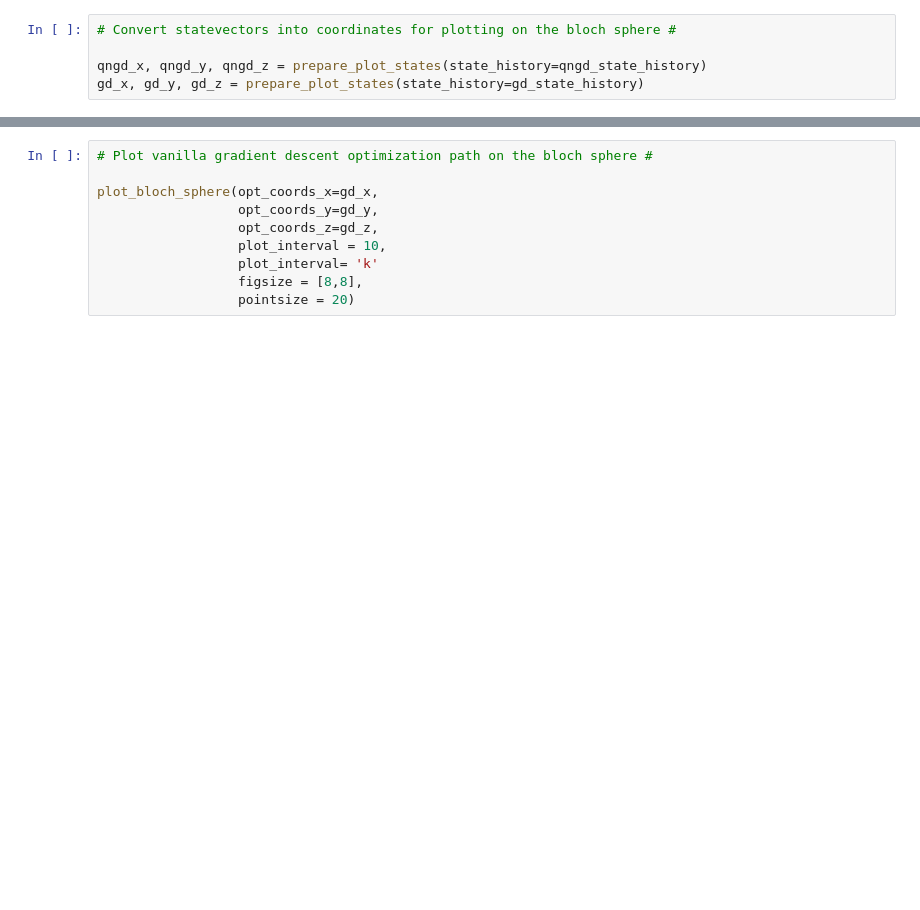
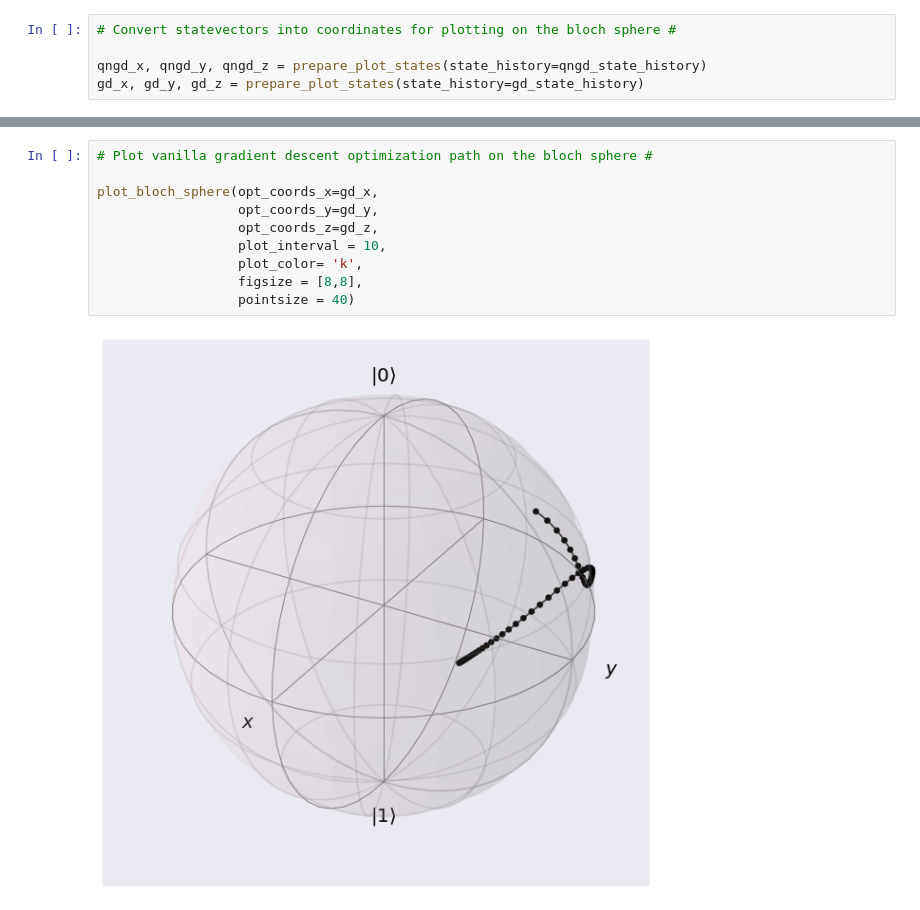
Before and after one commit to hsim13372/quantum_natural_gradient, a Jupyter notebook: single_qubit_vqe/qng_single_qubit.ipynb, the cells around one changed output, grey strips where cells are left out. Drawn from its saved outputs; the diff is of its cells as text; blank space fills up the shorter version.

```diff
--- a/single_qubit_vqe/qng_single_qubit.ipynb
+++ b/single_qubit_vqe/qng_single_qubit.ipynb
@@ -94,10 +131,12 @@ plot_bloch_sphere(opt_coords_x=qngd_x,
 # %%
 # Plot vanilla gradient descent optimization path on the bloch sphere #
 
 plot_bloch_sphere(opt_coords_x=gd_x,
                   opt_coords_y=gd_y,
                   opt_coords_z=gd_z,
                   plot_interval = 10,
-                  plot_interval= 'k'
+                  plot_color= 'k',
                   figsize = [8,8],
-                  pointsize = 20)
+                  pointsize = 40)
+# %% [output]
+[figure, added]
```
Also changed, not shown: parts of 5 cells of this notebook.
